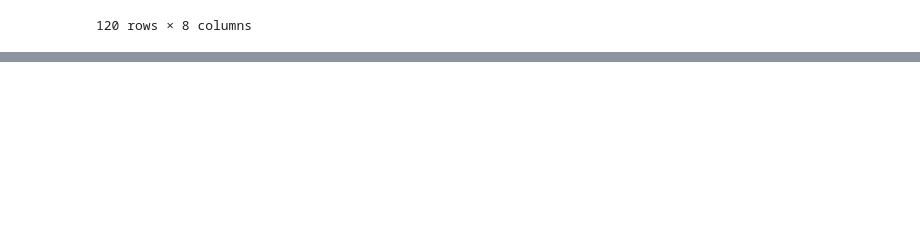
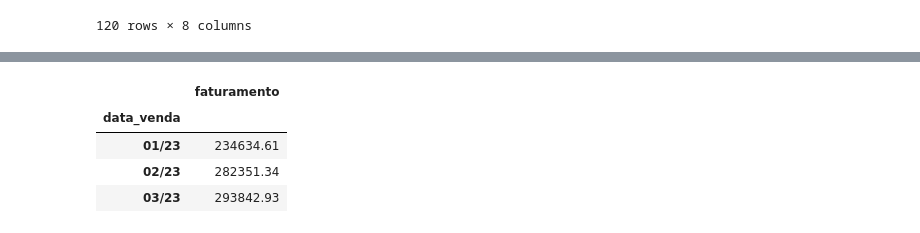
Before and after one commit to LeonardoR-Silva/Analise_ZOOP_Megastore, a Jupyter notebook: Analise_ZOOP_Megastore.ipynb, the cells around one changed output, grey strips where cells are left out. Drawn from its saved outputs; the diff is of its cells as text; code cells hidden in the pictures; blank space fills up the shorter version.

```diff
--- a/Analise_ZOOP_Megastore.ipynb
+++ b/Analise_ZOOP_Megastore.ipynb
@@ -182,0 +231,9 @@ memory usage: 8.4+ KB
+# %%
+faturamento_mensal = dados_vendas.groupby(by = dados_vendas.data_venda.dt.strftime('%m/%y'))[['faturamento']].sum().sort_index()
+faturamento_mensal
+# %% [output]
+|  | faturamento |
+| data_venda |  |
+| 01/23 | 234634.61 |
+| 02/23 | 282351.34 |
+| 03/23 | 293842.93 |
```
Also changed, not shown: parts of 11 cells of this notebook.
